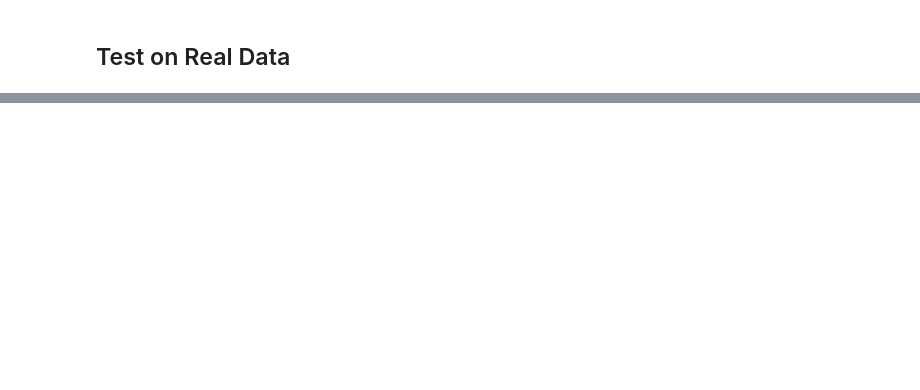
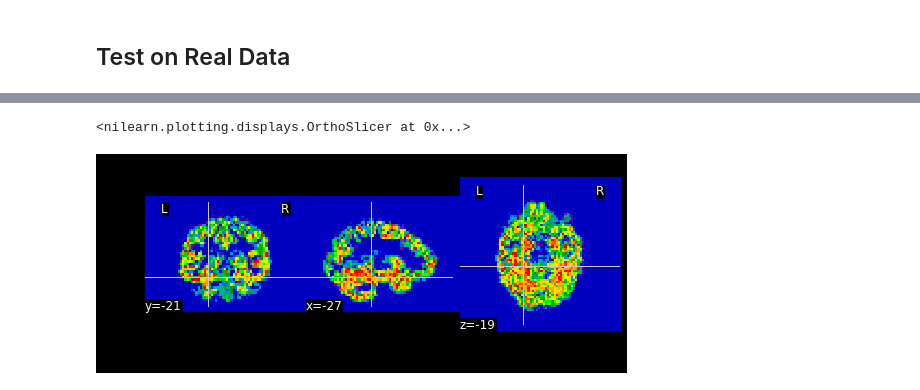
Before and after one commit to danlurie/lag_maps, a Jupyter notebook: notebooks/Cross-Correlation and Interpolation.ipynb, the cells around one changed output, grey strips where cells are left out. Saved outputs shown, nothing was run; the diff lists cells and outputs as text; code cells hidden in the pictures; blank space fills up the shorter version.

```diff
--- a/notebooks/Cross-Correlation and Interpolation.ipynb
+++ b/notebooks/Cross-Correlation and Interpolation.ipynb
@@ -233,0 +247,5 @@ rest1_epi_data_resampled = rest1_epi_img_resampled.get_data()
+# %%
+plotting.plot_epi(gm_seg_resampled_img)
+# %% [output]
+<nilearn.plotting.displays.OrthoSlicer at 0x...>
+[figure, added]
```
Also changed, not shown: parts of 50 cells of this notebook, 1 other file.
